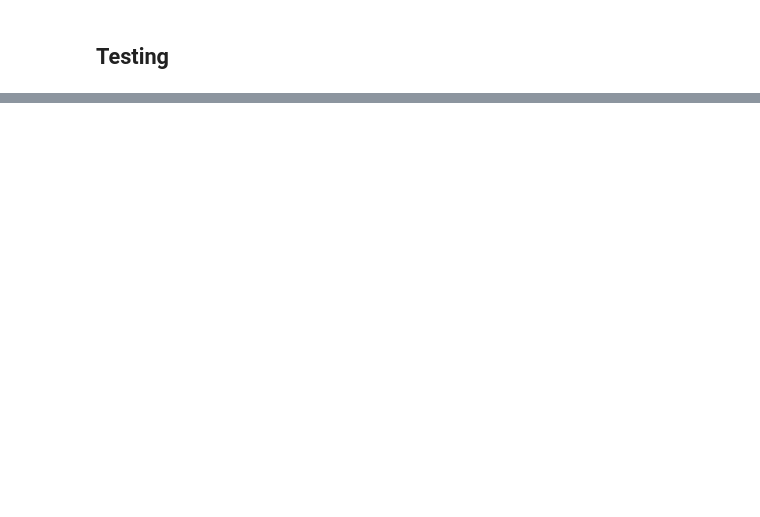
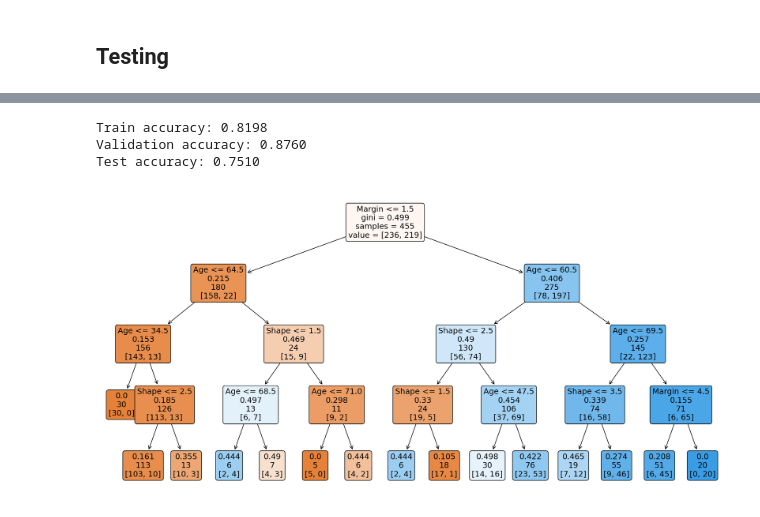
Before and after one commit to Aniruddha-Deb/COL774, a Jupyter notebook: assignment3/Q1/q1.ipynb, the cells around one changed output, grey strips where cells are left out. Cells and saved outputs as stored; diff of their text form; code cells hidden in the pictures; blank space fills up the shorter version.

```diff
--- a/assignment3/Q1/q1.ipynb
+++ b/assignment3/Q1/q1.ipynb
@@ -34,0 +72,19 @@ array(['46', '64', '71', '42', '63', '40', '54', '66', '51', '52', '60',
+# %%
+from sklearn.metrics import accuracy_score
+train_acc = accuracy_score(y_train, grid_searcher.predict(X_train))
+val_acc   = accuracy_score(y_val,   grid_searcher.predict(X_val))
+test_acc  = accuracy_score(y_test,  grid_searcher.predict(X_test))
+
+print(f"Train accuracy: {train_acc:.4f}")
+print(f"Validation accuracy: {val_acc:.4f}")
+print(f"Test accuracy: {test_acc:.4f}")
+# %% [output]
+Train accuracy: 0.8198
+Validation accuracy: 0.8760
+Test accuracy: 0.7510
+# %%
+fig, ax = plt.subplots(figsize=(20,10), dpi=150)
+ret = tree.plot_tree(grid_searcher.best_estimator_, ax=ax, feature_names=['Age', 'Shape', 'Margin', 'Density'], fontsize=14, filled=True, label='root', rounded=True)
+plt.savefig('tree_optimal.pdf', bbox_inches='tight')
+# %% [output]
+[figure, added]
```
Also changed, not shown: parts of 21 cells of this notebook, 29 other files.
